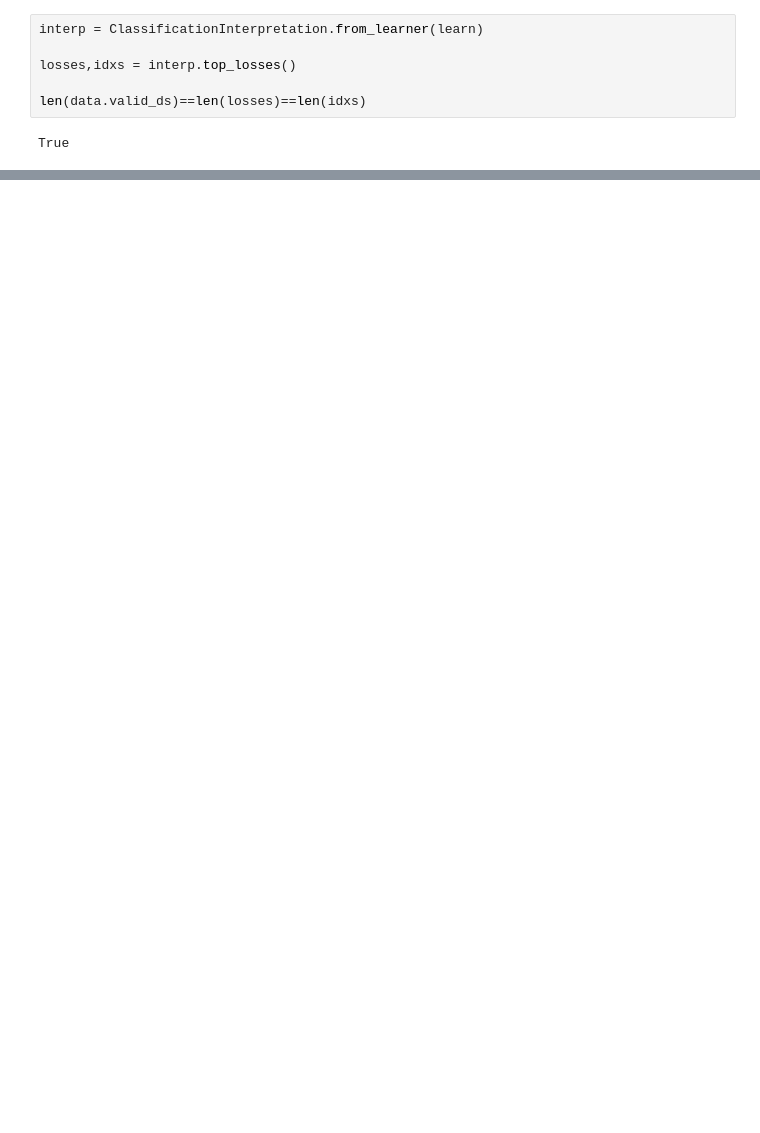
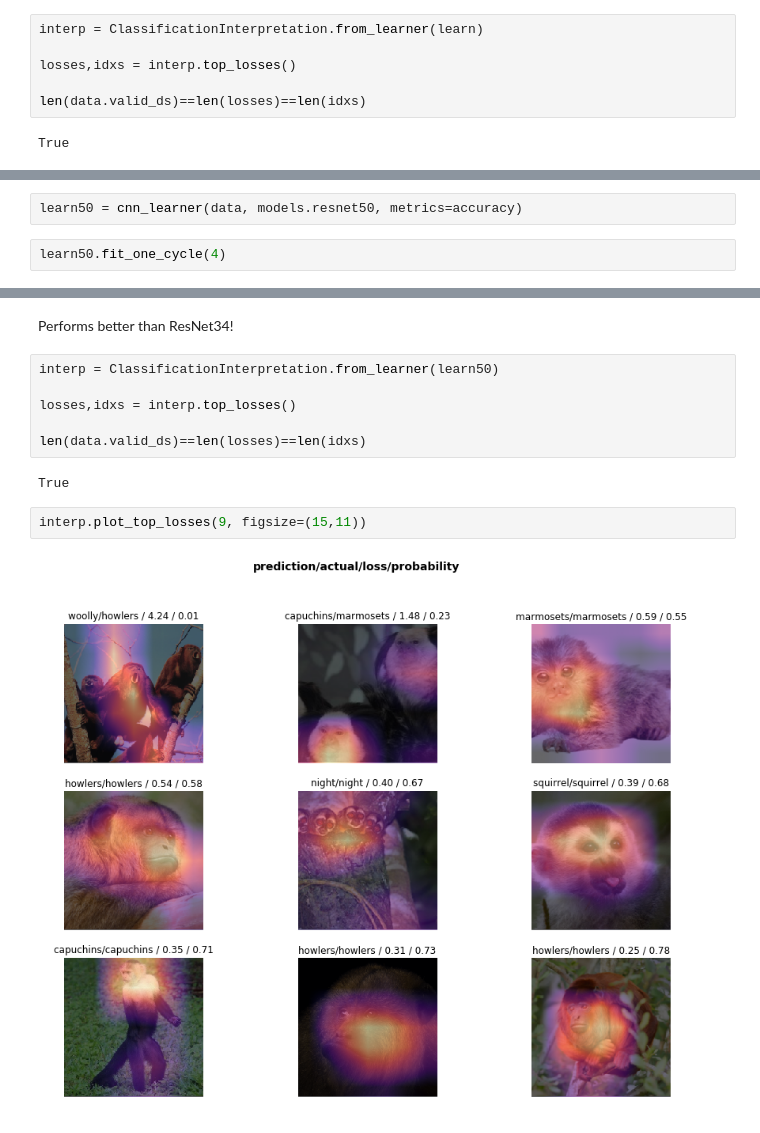
Before and after one commit to camillerose/DeepLearning_MonkeyClassification, a Jupyter notebook: train_model.ipynb, the cells around one changed output, grey strips where cells are left out. Saved outputs shown, nothing was run; the diff lists cells and outputs as text; blank space fills up the shorter version.

```diff
--- a/train_model.ipynb
+++ b/train_model.ipynb
@@ -101,0 +158,4 @@ learn.save('monkey34')
+# %%
+learn50 = cnn_learner(data, models.resnet50, metrics=accuracy)
+# %%
+learn50.fit_one_cycle(4)
@@ -101,0 +168,14 @@ learn.save('monkey34')
+# %% [markdown]
+Performs better than ResNet34!
+# %%
+interp = ClassificationInterpretation.from_learner(learn50)
+
+losses,idxs = interp.top_losses()
+
+len(data.valid_ds)==len(losses)==len(idxs)
+# %% [output]
+True
+# %%
+interp.plot_top_losses(9, figsize=(15,11))
+# %% [output]
+[figure, added]
```
Also changed, not shown: parts of 35 cells of this notebook.
